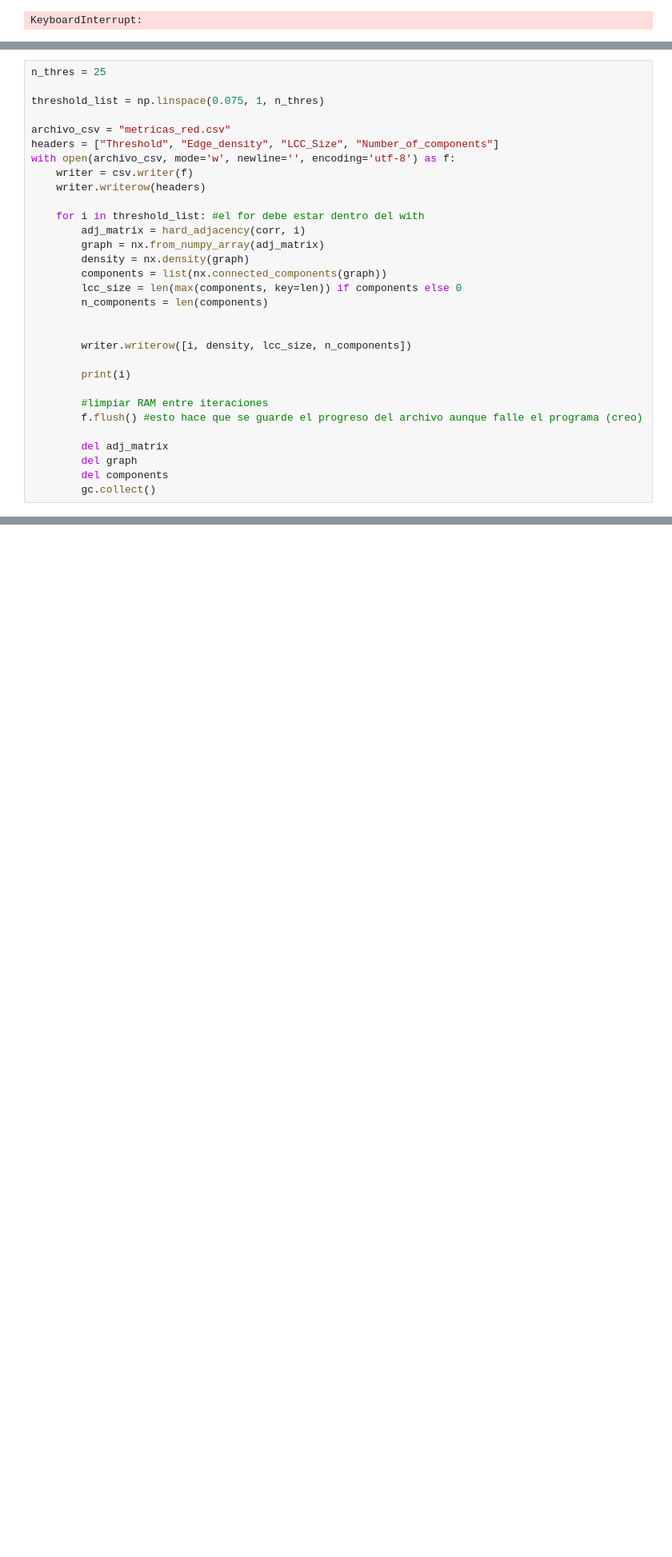
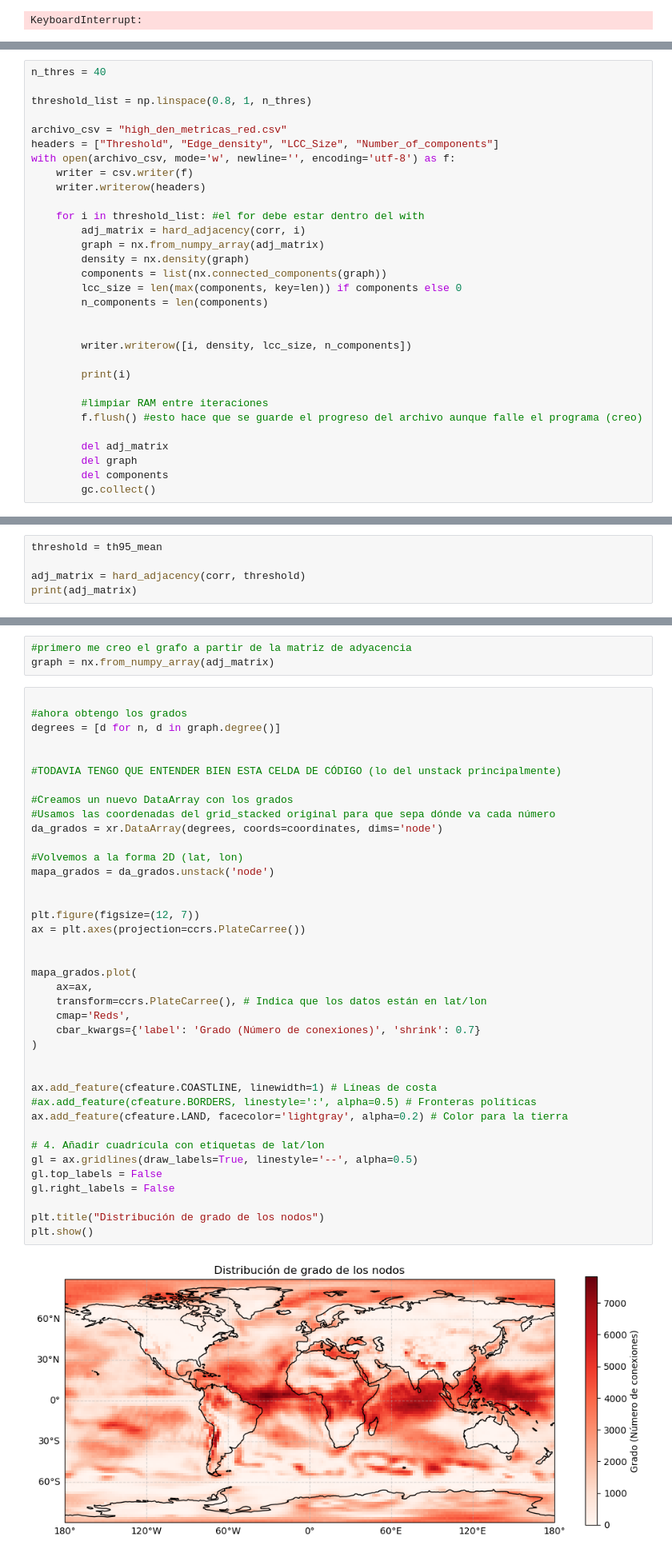
Before and after one commit to ipelayo1/TFG_Ivan, a Jupyter notebook: extract_data.ipynb, the cells around one changed output, grey strips where cells are left out. Shown at 80% size. Cells and saved outputs as stored; diff of their text form; blank space fills up the shorter version.

```diff
--- a/extract_data.ipynb
+++ b/extract_data.ipynb
@@ -737,11 +743,11 @@ plt.show()
 
 Primero analizamos ciertas métricas de la red para distintas threshold
 # %%
-n_thres = 25
+n_thres = 40
 
-threshold_list = np.linspace(0.075, 1, n_thres)
+threshold_list = np.linspace(0.8, 1, n_thres)
 
-archivo_csv = "metricas_red.csv"
+archivo_csv = "high_den_metricas_red.csv"
 headers = ["Threshold", "Edge_density", "LCC_Size", "Number_of_components"]
 with open(archivo_csv, mode='w', newline='', encoding='utf-8') as f:
     writer = csv.writer(f)
@@ -831,0 +902,5 @@ plt.show()
+# %%
+threshold = th95_mean
+
+adj_matrix = hard_adjacency(corr, threshold)
+print(adj_matrix)
@@ -831,0 +915,44 @@ plt.show()
+# %%
+#primero me creo el grafo a partir de la matriz de adyacencia
+graph = nx.from_numpy_array(adj_matrix)
+# %%
+
+#ahora obtengo los grados
+degrees = [d for n, d in graph.degree()]
+
+
+#TODAVIA TENGO QUE ENTENDER BIEN ESTA CELDA DE CÓDIGO (lo del unstack principalmente)
+
+#Creamos un nuevo DataArray con los grados
+#Usamos las coordenadas del grid_stacked original para que sepa dónde va cada número
+da_grados = xr.DataArray(degrees, coords=coordinates, dims='node')
+
+#Volvemos a la forma 2D (lat, lon)
+mapa_grados = da_grados.unstack('node')
+
+
+plt.figure(figsize=(12, 7))
+ax = plt.axes(projection=ccrs.PlateCarree())
+
+
+mapa_grados.plot(
+    ax=ax,
+    transform=ccrs.PlateCarree(), # Indica que los datos están en lat/lon
+    cmap='Reds',
+    cbar_kwargs={'label': 'Grado (Número de conexiones)', 'shrink': 0.7}
+)
+
+
+ax.add_feature(cfeature.COASTLINE, linewidth=1) # Líneas de costa
+#ax.add_feature(cfeature.BORDERS, linestyle=':', alpha=0.5) # Fronteras políticas
+ax.add_feature(cfeature.LAND, facecolor='lightgray', alpha=0.2) # Color para la tierra
+
+# 4. Añadir cuadrícula con etiquetas de lat/lon
+gl = ax.gridlines(draw_labels=True, linestyle='--', alpha=0.5)
+gl.top_labels = False
+gl.right_labels = False
+
+plt.title("Distribución de grado de los nodos")
+plt.show()
+# %% [output]
+[figure, added]
```
Also changed, not shown: parts of 18 cells of this notebook, 3 other files.
